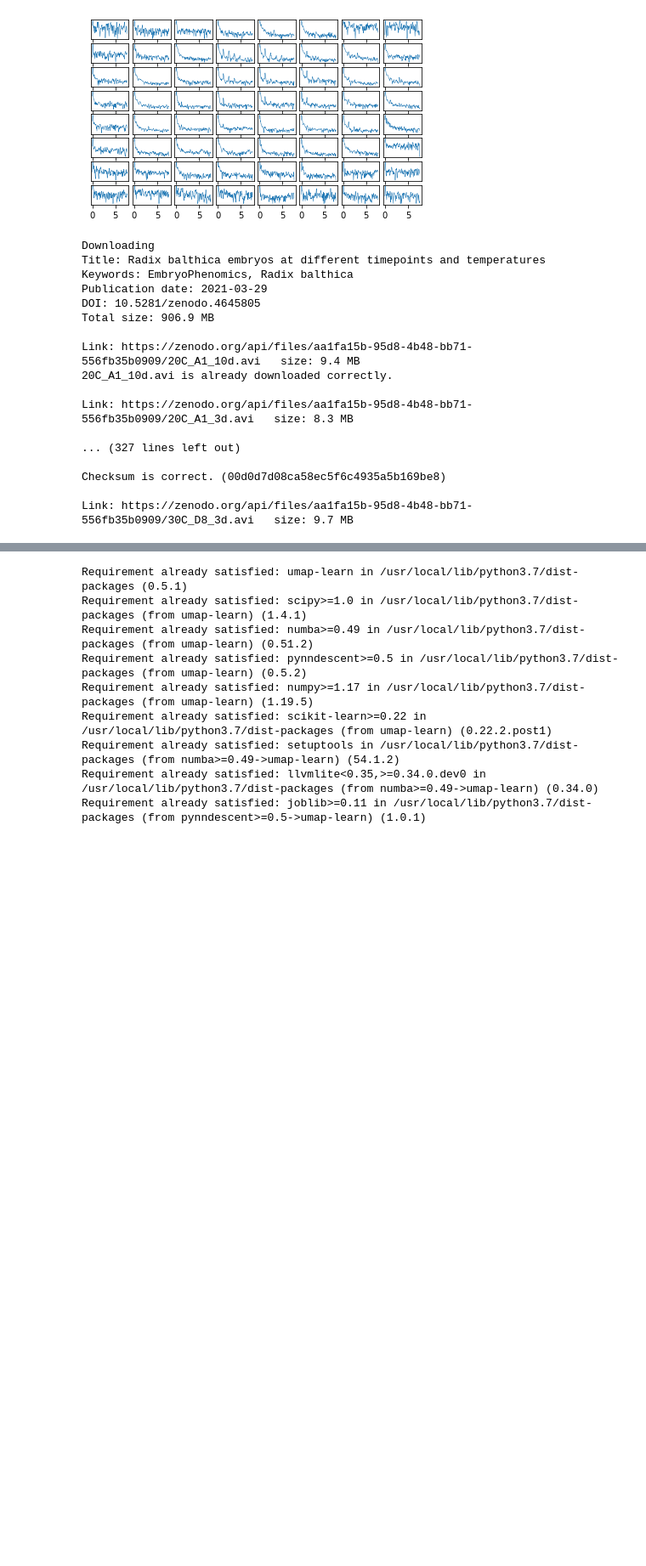
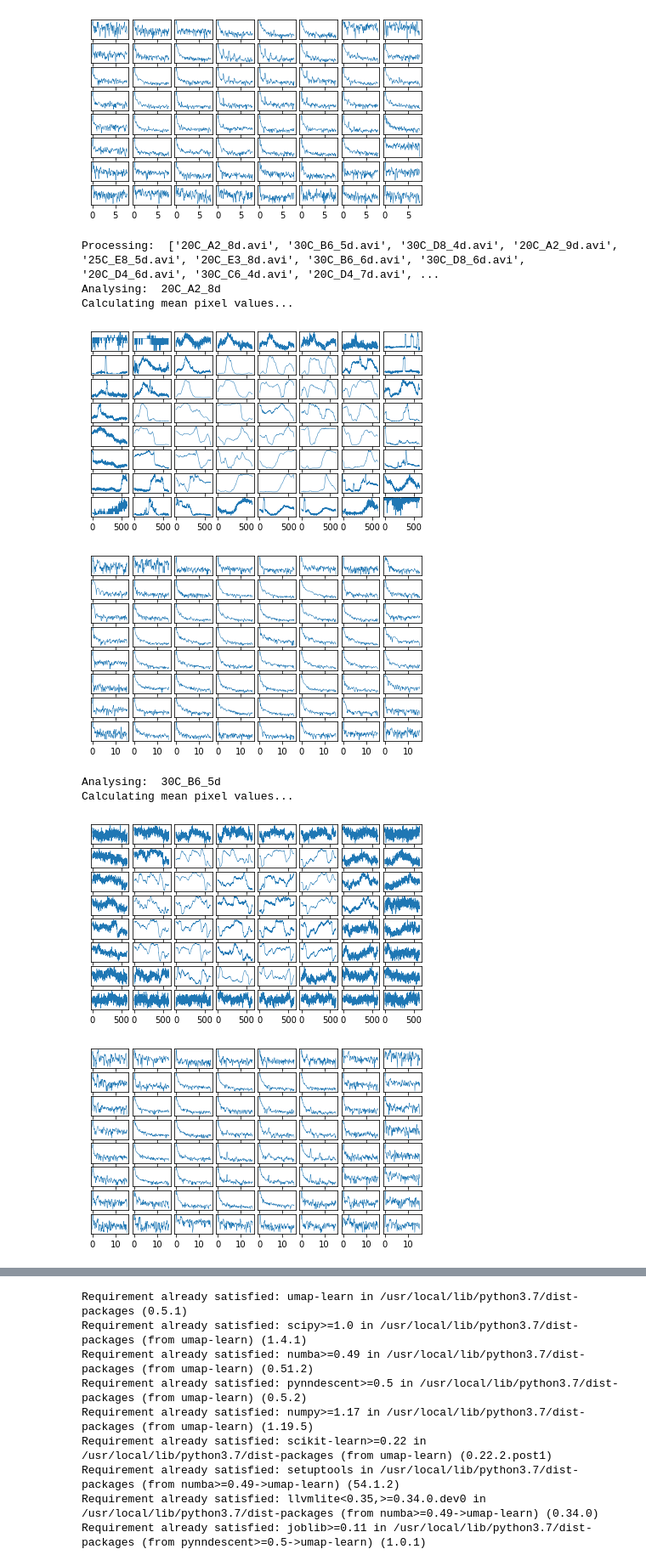
Before and after one commit to EmbryoPhenomics/embryocv_ept_examples, a Jupyter notebook: EPT_Example.ipynb, the cells around one changed output, grey strips where cells are left out. Shown at 85% size. Saved outputs shown, nothing was run; the diff lists cells and outputs as text; code cells hidden in the pictures; blank space fills up the shorter version.

```diff
--- a/EPT_Example.ipynb
+++ b/EPT_Example.ipynb
@@ -179,7 +179,8 @@ def download_zenodo_video(path = False):
 
 def batch_analysis(rep = None):
     # Remove if not wanting to run this example
-    vids = glob.glob('*')
+    vids = glob.glob('*.avi')
+    print('Processing: ', vids)
     results = dict()
     temp = []
     time = []
@@ -246,34 +229,26 @@ Calculating mean pixel values...
 [figure]
 # %%
 # Run example on multiple videos
-download_zenodo_videos()
+#download_zenodo_videos()
 # Get list of videos
 vids = glob.glob('*.avi')[0]
 # Calculate EPTs..
 out, temp, time = batch_analysis(vids)
 # Run dimensionality reduction and visualise
 dimensionality_reduction()
 
 # Calculate EPTs for a number of videos and apply dimensionality reduction to investigate
 # treatment-specific clustering
 calculate_epts()
 mean_px = _runNestedMeanWindowCalc(vid,30,8)
 epts = _freq_analysis(mean_px, 30,8)
 # %% [output]
-Downloading
-Title: Radix balthica embryos at different timepoints and temperatures
-Keywords: EmbryoPhenomics, Radix balthica
-Publication date: 2021-03-29
-DOI: 10.5281/zenodo.4645805
-Total size: 906.9 MB
-
-Link: https://zenodo.org/api/files/aa1fa15b-95d8-4b48-bb71-556fb35b0909/20C_A1_10d.avi   size: 9.4 MB
-20C_A1_10d.avi is already downloaded correctly.
-
-Link: https://zenodo.org/api/files/aa1fa15b-95d8-4b48-bb71-556fb35b0909/20C_A1_3d.avi   size: 8.3 MB
-
-... (327 lines left out)
-
-Checksum is correct. (00d0d7d08ca58ec5f6c4935a5b169be8)
-
-Link: https://zenodo.org/api/files/aa1fa15b-95d8-4b48-bb71-556fb35b0909/30C_D8_3d.avi   size: 9.7 MB
+Processing:  ['20C_A2_8d.avi', '30C_B6_5d.avi', '30C_D8_4d.avi', '20C_A2_9d.avi', '25C_E8_5d.avi', '20C_E3_8d.avi', '30C_B6_6d.avi', '30C_D8_6d.avi', '20C_D4_6d.avi', '30C_C6_4d.avi', '20C_D4_7d.avi', ...
+Analysing:  20C_A2_8d
+Calculating mean pixel values...
+[figure, added]
+[figure, added]
+Analysing:  30C_B6_5d
+Calculating mean pixel values...
+[figure, added]
+[figure, added]
```
Also changed, not shown: parts of 3 cells of this notebook, 1 other file.
